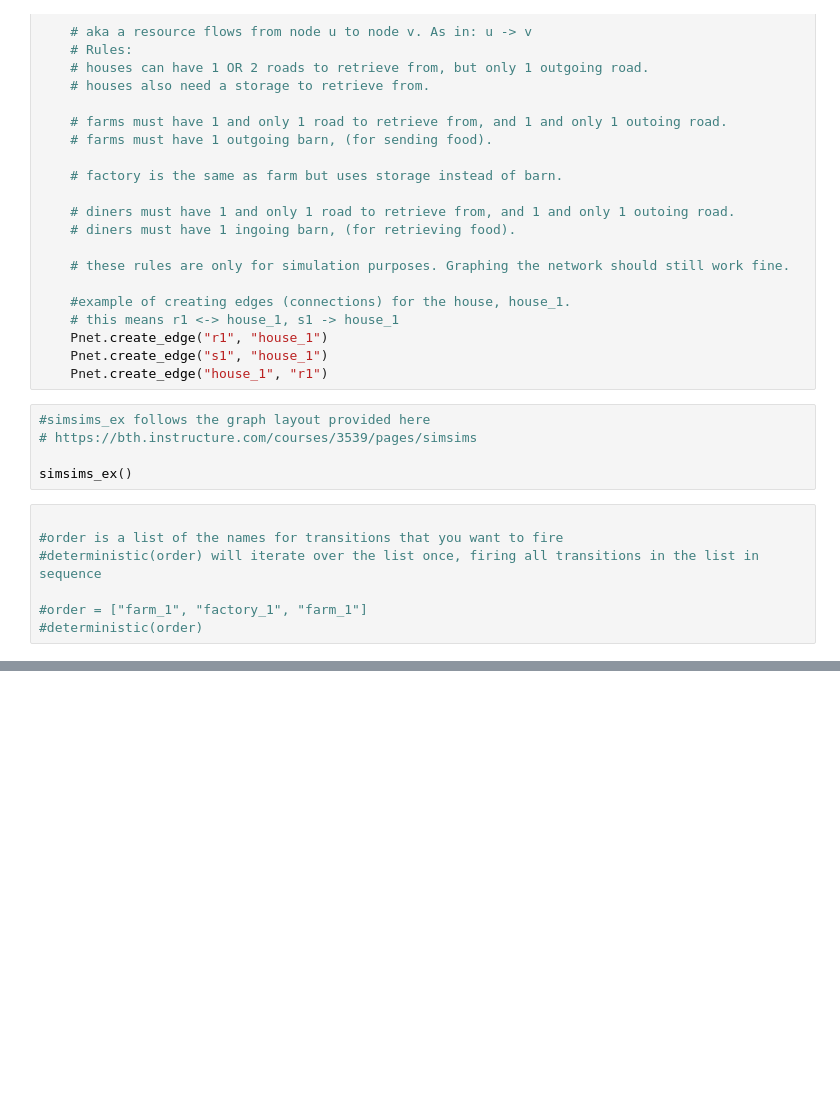
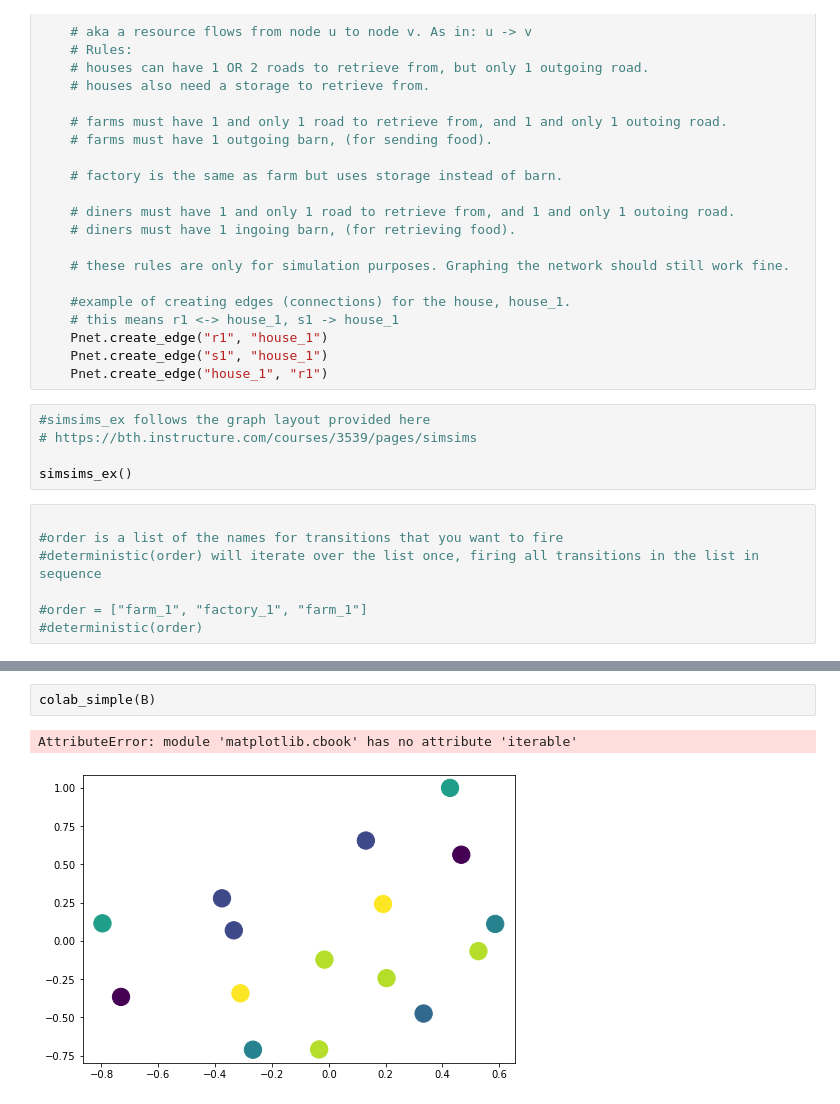
Before and after one commit to AlbertFlorinus/Petrinet, a Jupyter notebook: nxPetrinet.ipynb, the cells around one changed output, grey strips where cells are left out. Cells and saved outputs as stored; diff of their text form; blank space fills up the shorter version.

```diff
--- a/nxPetrinet.ipynb
+++ b/nxPetrinet.ipynb
@@ -96,0 +98,5 @@ colab_plot_detail()
+# %%
+colab_simple(B)
+# %% [output]
+AttributeError: module 'matplotlib.cbook' has no attribute 'iterable'
+[figure, added]
```
Also changed, not shown: parts of 5 cells of this notebook.
